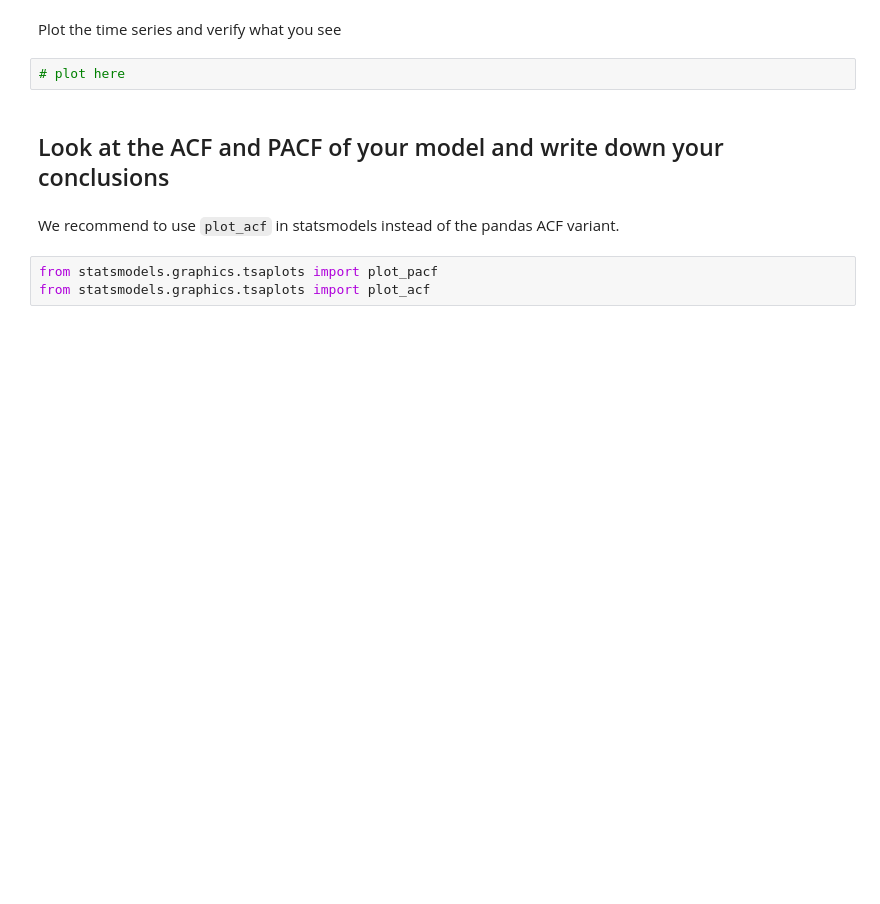
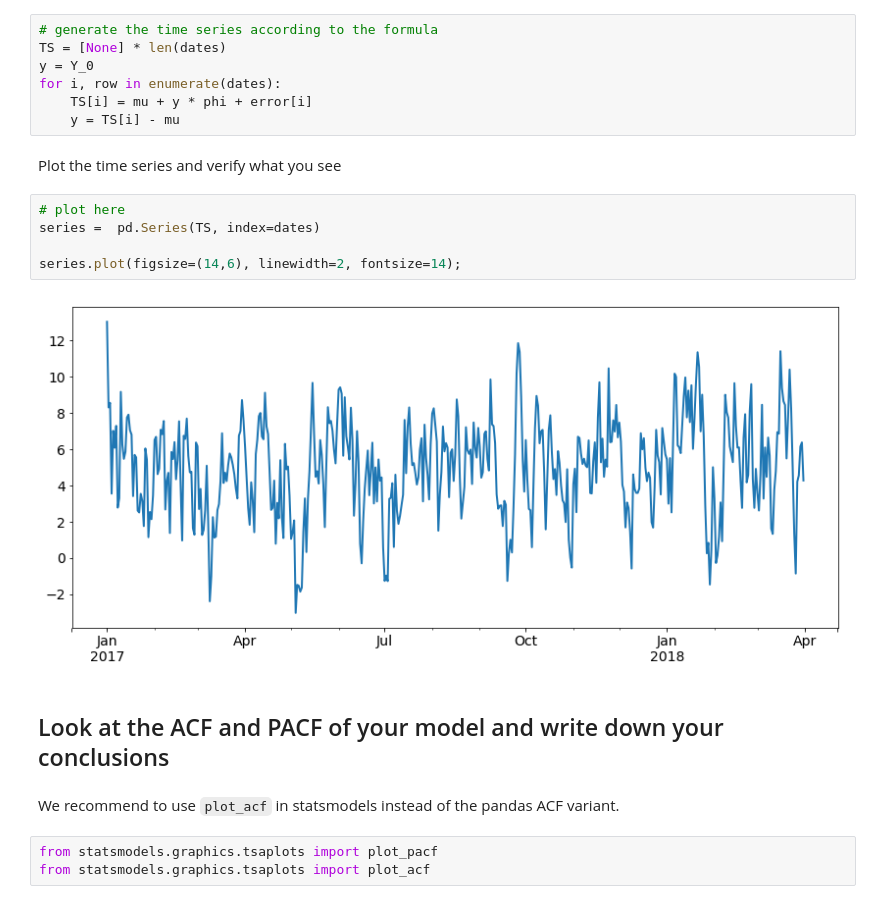
Before and after one commit to yuwenwang169/dsc-enterprise-hsbc-arma-models-lab-hsbc-ds-081319, a Jupyter notebook: index.ipynb, the cells around one changed output. Drawn from its saved outputs; the diff is of its cells as text; blank space fills up the shorter version.

```diff
--- a/index.ipynb
+++ b/index.ipynb
@@ -51,7 +49,19 @@ phi = 0.7
+# %%
+# generate the time series according to the formula
+TS = [None] * len(dates)
+y = Y_0
+for i, row in enumerate(dates):
+    TS[i] = mu + y * phi + error[i]
+    y = TS[i] - mu
 # %% [markdown]
 Plot the time series and verify what you see
-# %%
-# plot here
+# %%
+# plot here
+series =  pd.Series(TS, index=dates)
+
+series.plot(figsize=(14,6), linewidth=2, fontsize=14);
+# %% [output]
+[figure, added]
 # %% [markdown]
 ## Look at the ACF and PACF of your model and write down your conclusions
 # %% [markdown]
```
Also changed, not shown: parts of 1 cell of this notebook.
